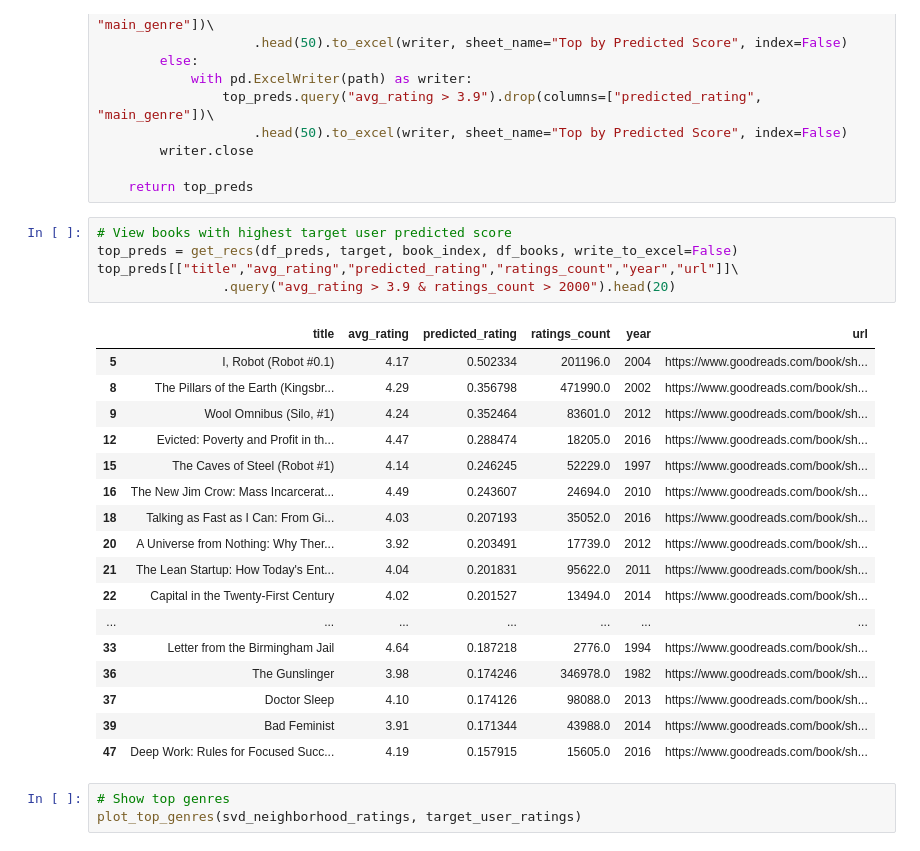
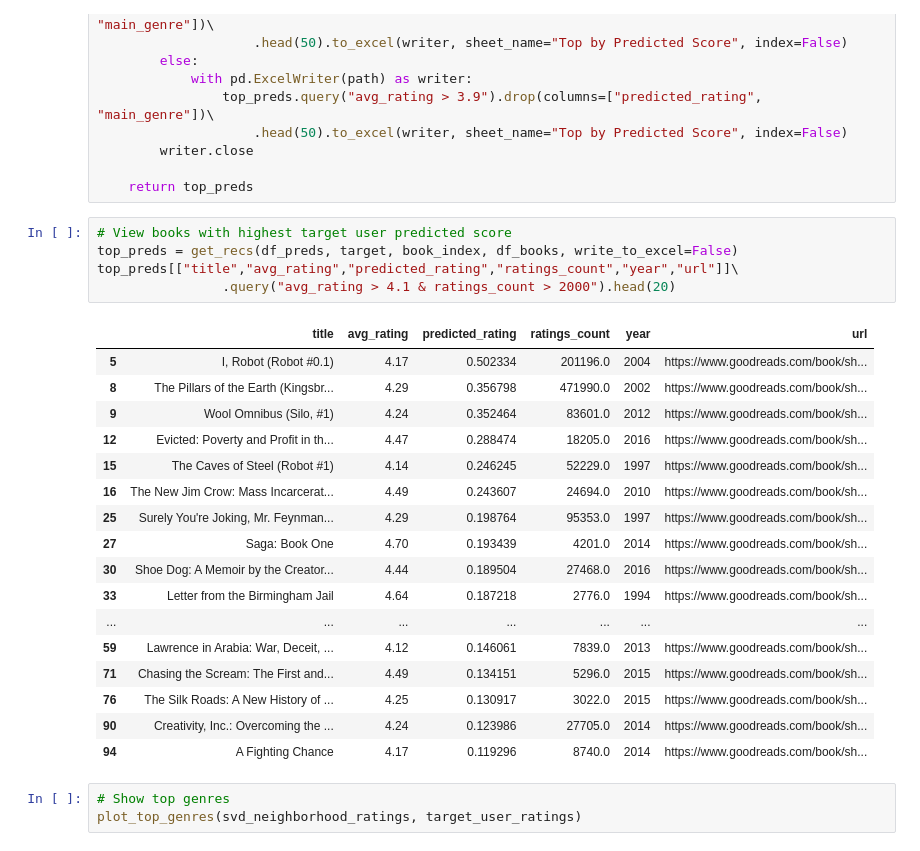
Before and after one commit to mraottth/projects, a Jupyter notebook: Goodreads Book Recommender/02_book_recommender.ipynb, the cells around one changed output. Saved outputs shown, nothing was run; the diff lists cells and outputs as text.

Commit message:
raised minimum rating thresh in knn

```diff
--- a/Goodreads Book Recommender/02_book_recommender.ipynb
+++ b/Goodreads Book Recommender/02_book_recommender.ipynb
@@ -524,26 +524,26 @@ def get_recs(preds, target_reader, book_ind, books, write_to_excel=False):
 # %%
 # View books with highest target user predicted score
 top_preds = get_recs(df_preds, target, book_index, df_books, write_to_excel=False)
 top_preds[["title","avg_rating","predicted_rating","ratings_count","year","url"]]\
-                .query("avg_rating > 3.9 & ratings_count > 2000").head(20)
+                .query("avg_rating > 4.1 & ratings_count > 2000").head(20)
 # %% [output]
 |  | title | avg_rating | predicted_rating | ratings_count | year | url |
 | 5 | I, Robot (Robot #0.1) | 4.17 | 0.502334 | 201196.0 | 2004 | https://www.goodreads.com/book/sh... |
 | 8 | The Pillars of the Earth (Kingsbr... | 4.29 | 0.356798 | 471990.0 | 2002 | https://www.goodreads.com/book/sh... |
 | 9 | Wool Omnibus (Silo, #1) | 4.24 | 0.352464 | 83601.0 | 2012 | https://www.goodreads.com/book/sh... |
 | 12 | Evicted: Poverty and Profit in th... | 4.47 | 0.288474 | 18205.0 | 2016 | https://www.goodreads.com/book/sh... |
 | 15 | The Caves of Steel (Robot #1) | 4.14 | 0.246245 | 52229.0 | 1997 | https://www.goodreads.com/book/sh... |
 | 16 | The New Jim Crow: Mass Incarcerat... | 4.49 | 0.243607 | 24694.0 | 2010 | https://www.goodreads.com/book/sh... |
-| 18 | Talking as Fast as I Can: From Gi... | 4.03 | 0.207193 | 35052.0 | 2016 | https://www.goodreads.com/book/sh... |
-| 20 | A Universe from Nothing: Why Ther... | 3.92 | 0.203491 | 17739.0 | 2012 | https://www.goodreads.com/book/sh... |
-| 21 | The Lean Startup: How Today's Ent... | 4.04 | 0.201831 | 95622.0 | 2011 | https://www.goodreads.com/book/sh... |
-| 22 | Capital in the Twenty-First Century | 4.02 | 0.201527 | 13494.0 | 2014 | https://www.goodreads.com/book/sh... |
+| 25 | Surely You're Joking, Mr. Feynman... | 4.29 | 0.198764 | 95353.0 | 1997 | https://www.goodreads.com/book/sh... |
+| 27 | Saga: Book One | 4.70 | 0.193439 | 4201.0 | 2014 | https://www.goodreads.com/book/sh... |
+| 30 | Shoe Dog: A Memoir by the Creator... | 4.44 | 0.189504 | 27468.0 | 2016 | https://www.goodreads.com/book/sh... |
+| 33 | Letter from the Birmingham Jail | 4.64 | 0.187218 | 2776.0 | 1994 | https://www.goodreads.com/book/sh... |
 | ... | ... | ... | ... | ... | ... | ... |
-| 33 | Letter from the Birmingham Jail | 4.64 | 0.187218 | 2776.0 | 1994 | https://www.goodreads.com/book/sh... |
-| 36 | The Gunslinger | 3.98 | 0.174246 | 346978.0 | 1982 | https://www.goodreads.com/book/sh... |
-| 37 | Doctor Sleep | 4.10 | 0.174126 | 98088.0 | 2013 | https://www.goodreads.com/book/sh... |
-| 39 | Bad Feminist | 3.91 | 0.171344 | 43988.0 | 2014 | https://www.goodreads.com/book/sh... |
-| 47 | Deep Work: Rules for Focused Succ... | 4.19 | 0.157915 | 15605.0 | 2016 | https://www.goodreads.com/book/sh... |
+| 59 | Lawrence in Arabia: War, Deceit, ... | 4.12 | 0.146061 | 7839.0 | 2013 | https://www.goodreads.com/book/sh... |
+| 71 | Chasing the Scream: The First and... | 4.49 | 0.134151 | 5296.0 | 2015 | https://www.goodreads.com/book/sh... |
+| 76 | The Silk Roads: A New History of ... | 4.25 | 0.130917 | 3022.0 | 2015 | https://www.goodreads.com/book/sh... |
+| 90 | Creativity, Inc.: Overcoming the ... | 4.24 | 0.123986 | 27705.0 | 2014 | https://www.goodreads.com/book/sh... |
+| 94 | A Fighting Chance | 4.17 | 0.119296 | 8740.0 | 2014 | https://www.goodreads.com/book/sh... |
 # %%
 # Show top genres
 plot_top_genres(svd_neighborhood_ratings, target_user_ratings)
```
